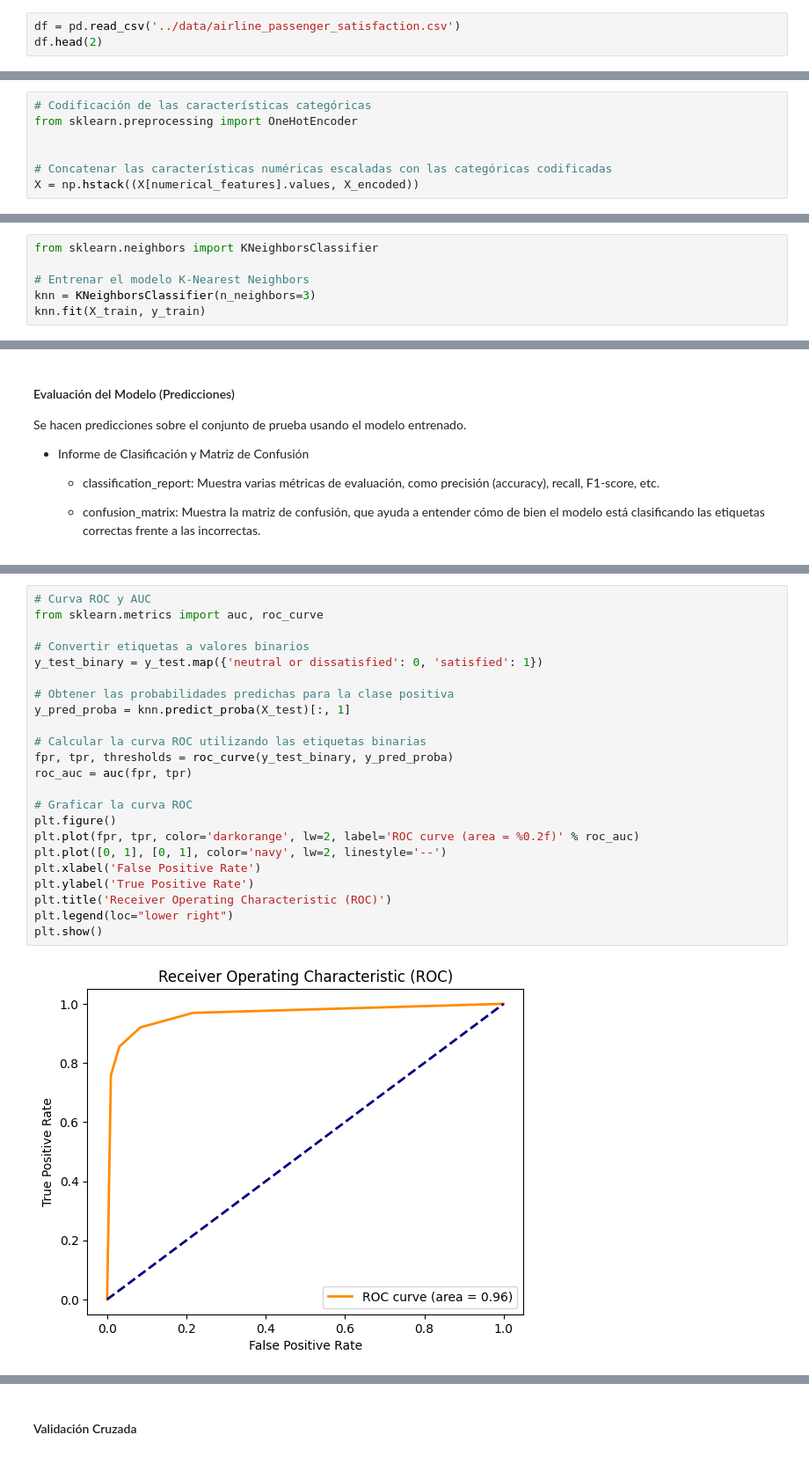
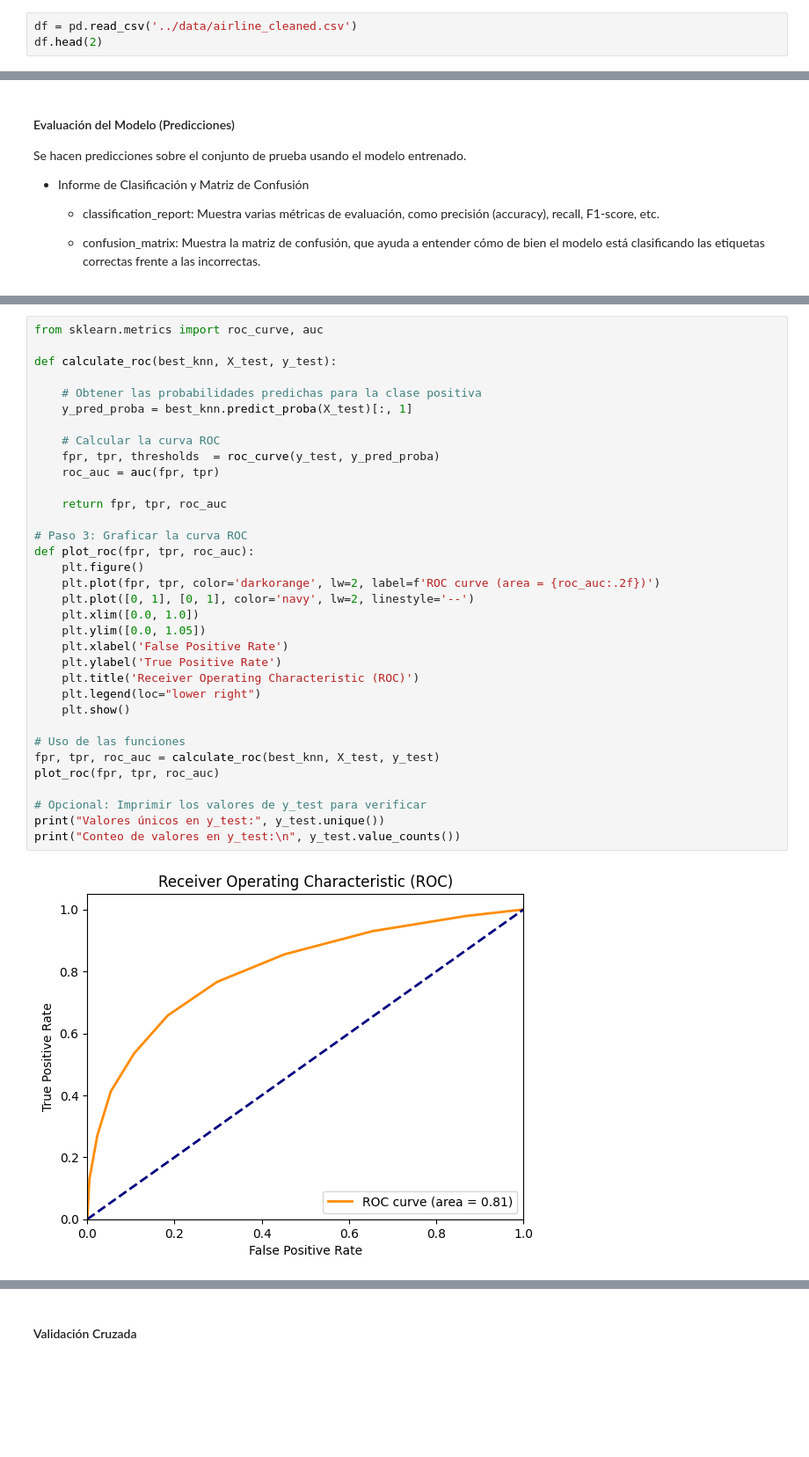
Before and after one commit to AndreaMoraledaBlanco/ML-Grupo5, a Jupyter notebook: notebooks/modelo_knn.ipynb, the cells around one changed output, grey strips where cells are left out. Shown at 88% size. Cells and saved outputs as stored; diff of their text form; blank space fills up the shorter version.

```diff
--- a/notebooks/modelo_knn.ipynb
+++ b/notebooks/modelo_knn.ipynb
@@ -10,6 +10,6 @@ import seaborn as sns
 # %% [markdown]
 Cargar dataset
 # %%
-df = pd.read_csv('../data/airline_passenger_satisfaction.csv')
+df = pd.read_csv('../data/airline_cleaned.csv')
 df.head(2)
 # %% [output]
@@ -64,10 +28,3 @@ X_encoded = encoder.fit_transform(X[categorical_features])
-# %%
-# Codificación de las características categóricas
-from sklearn.preprocessing import OneHotEncoder
-
-
-# Concatenar las características numéricas escaladas con las categóricas codificadas
-X = np.hstack((X[numerical_features].values, X_encoded))
 # %% [markdown]
 #### Dividir el Conjunto de Datos
 
@@ -91,6 +41,0 @@ X_train, X_test, y_train, y_test = train_test_split(X, y, test_size=0.25, random
-# %%
-from sklearn.neighbors import KNeighborsClassifier
-
-# Entrenar el modelo K-Nearest Neighbors
-knn = KNeighborsClassifier(n_neighbors=3)
-knn.fit(X_train, y_train)
@@ -149,25 +180,36 @@ Confusion Matrix:
 # %%
-# Curva ROC y AUC
-from sklearn.metrics import auc, roc_curve
+from sklearn.metrics import roc_curve, auc
 
-# Convertir etiquetas a valores binarios
-y_test_binary = y_test.map({'neutral or dissatisfied': 0, 'satisfied': 1})
+def calculate_roc(best_knn, X_test, y_test):
 
-# Obtener las probabilidades predichas para la clase positiva
-y_pred_proba = knn.predict_proba(X_test)[:, 1]
+    # Obtener las probabilidades predichas para la clase positiva
+    y_pred_proba = best_knn.predict_proba(X_test)[:, 1]
 
-# Calcular la curva ROC utilizando las etiquetas binarias
-fpr, tpr, thresholds = roc_curve(y_test_binary, y_pred_proba)
-roc_auc = auc(fpr, tpr)
+    # Calcular la curva ROC
+    fpr, tpr, thresholds  = roc_curve(y_test, y_pred_proba)
+    roc_auc = auc(fpr, tpr)
 
-# Graficar la curva ROC
-plt.figure()
-plt.plot(fpr, tpr, color='darkorange', lw=2, label='ROC curve (area = %0.2f)' % roc_auc)
-plt.plot([0, 1], [0, 1], color='navy', lw=2, linestyle='--')
-plt.xlabel('False Positive Rate')
-plt.ylabel('True Positive Rate')
-plt.title('Receiver Operating Characteristic (ROC)')
-plt.legend(loc="lower right")
-plt.show()
+    return fpr, tpr, roc_auc
+
+# Paso 3: Graficar la curva ROC
+def plot_roc(fpr, tpr, roc_auc):
+    plt.figure()
+    plt.plot(fpr, tpr, color='darkorange', lw=2, label=f'ROC curve (area = {roc_auc:.2f})')
+    plt.plot([0, 1], [0, 1], color='navy', lw=2, linestyle='--')
+    plt.xlim([0.0, 1.0])
+    plt.ylim([0.0, 1.05])
+    plt.xlabel('False Positive Rate')
+    plt.ylabel('True Positive Rate')
+    plt.title('Receiver Operating Characteristic (ROC)')
+    plt.legend(loc="lower right")
+    plt.show()
+
+# Uso de las funciones
+fpr, tpr, roc_auc = calculate_roc(best_knn, X_test, y_test)
+plot_roc(fpr, tpr, roc_auc)
+
+# Opcional: Imprimir los valores de y_test para verificar
+print("Valores únicos en y_test:", y_test.unique())
+print("Conteo de valores en y_test:\n", y_test.value_counts())
 # %% [output]
-[figure, old version]
+[figure, new version]
```
Also changed, not shown: parts of 19 cells of this notebook.
